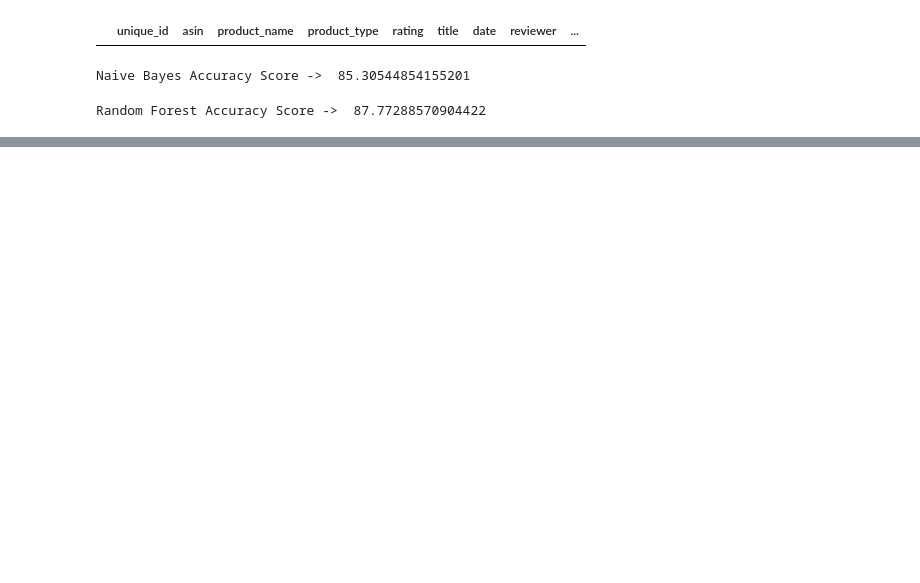
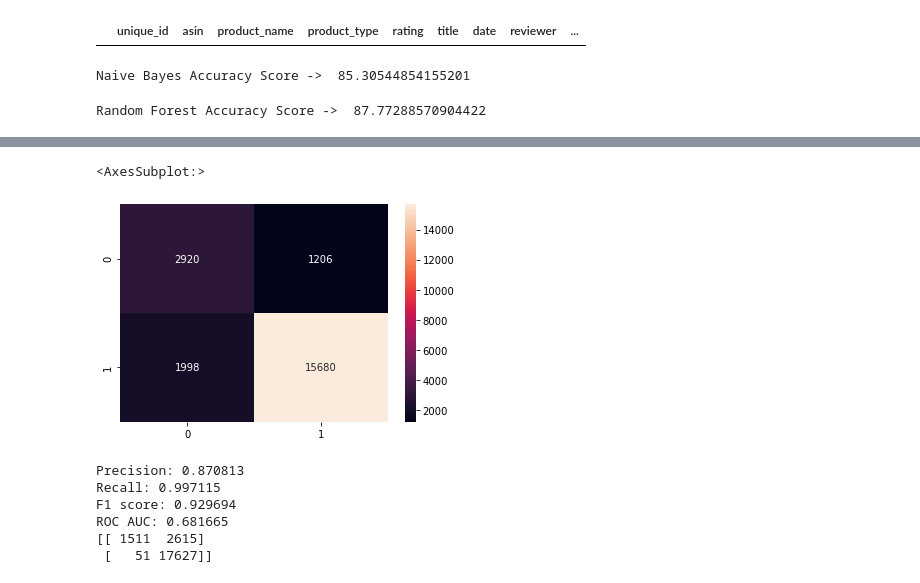
Before and after one commit to AkhileshMuthusamy/DM_Sentiment_Analysis, a Jupyter notebook: DM_Assignment2.ipynb, the cells around one changed output, grey strips where cells are left out. Drawn from its saved outputs; the diff is of its cells as text; code cells hidden in the pictures; blank space fills up the shorter version.

Commit message:
Added confusion matrix

```diff
--- a/DM_Assignment2.ipynb
+++ b/DM_Assignment2.ipynb
@@ -266,2 +280,33 @@ print("Random Forest Accuracy Score -> ", rf.score(X_test_vec, y_test)*100)
 # %% [output]
 Random Forest Accuracy Score ->  87.77288570904422
+# %%
+from sklearn.metrics import accuracy_score,precision_score,recall_score,f1_score,roc_auc_score,confusion_matrix
+
+accuracy = accuracy_score(y_test, predictions_NB_cv)
+print('Accuracy: %f' % accuracy)
+
+y_test_np = y_test.copy()
+predictions_NB_cv_np = predictions_NB_cv.copy()
+
+y_test_np[y_test_np == 'positive'] = 1
+y_test_np[y_test_np == 'negative'] = 0
+predictions_NB_cv_np[predictions_NB_cv_np == 'positive'] = 1
+predictions_NB_cv_np[predictions_NB_cv_np == 'negative'] = 0
+y_test_np = y_test_np.astype('int32')
+predictions_NB_cv_np = predictions_NB_cv_np.astype('int32')
+
+precision = precision_score(y_test_np , predictions_NB_cv_np)
+print('Precision: %f' % precision)
+
+recall = recall_score(y_test_np, predictions_NB_cv_np)
+print('Recall: %f' % recall)
+
+f1 = f1_score(y_test_np, predictions_NB_cv_np)
+print('F1 score: %f' % f1)
+
+# ROC AUC
+auc = roc_auc_score(y_test_np, predictions_NB_cv_np)
+print('ROC AUC: %f' % auc)
+# confusion matrix
+matrix = confusion_matrix(y_test_np, predictions_NB_cv_np)
+print(matrix)
@@ -267,0 +321,34 @@ Random Forest Accuracy Score ->  87.77288570904422
+# %%
+#Confusion Matrix
+sns.heatmap(matrix, annot=True, fmt='')
+# %% [output]
+<AxesSubplot:>
+[figure, added]
+# %%
+predictions_rf_cv_np = predictions_rf_cv.copy()
+predictions_rf_cv_np[predictions_rf_cv_np == 'positive'] = 1
+predictions_rf_cv_np[predictions_rf_cv_np == 'negative'] = 0
+predictions_rf_cv_np = predictions_rf_cv_np.astype('int32')
+
+precision = precision_score(y_test_np , predictions_rf_cv_np)
+print('Precision: %f' % precision)
+
+recall = recall_score(y_test_np, predictions_rf_cv_np)
+print('Recall: %f' % recall)
+
+f1 = f1_score(y_test_np, predictions_rf_cv_np)
+print('F1 score: %f' % f1)
+
+# ROC AUC
+auc = roc_auc_score(y_test_np, predictions_rf_cv_np)
+print('ROC AUC: %f' % auc)
+# confusion matrix
+matrix = confusion_matrix(y_test_np, predictions_rf_cv_np)
+print(matrix)
+# %% [output]
+Precision: 0.870813
+Recall: 0.997115
+F1 score: 0.929694
+ROC AUC: 0.681665
+[[ 1511  2615]
+ [   51 17627]]
```
Also changed, not shown: parts of 12 cells of this notebook.
